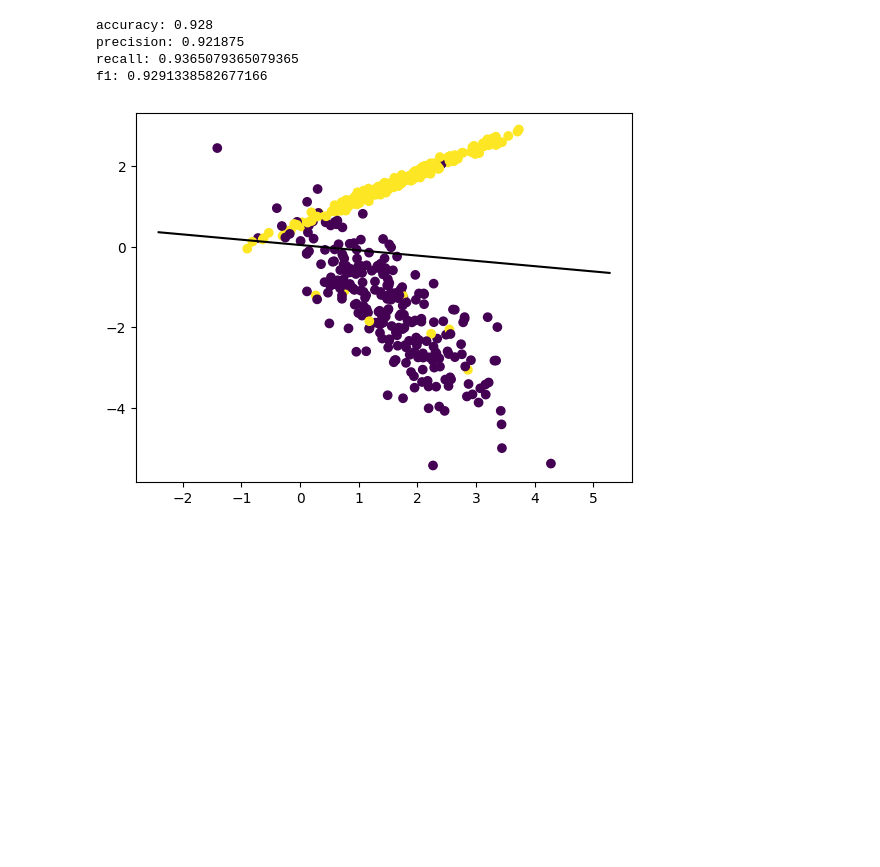
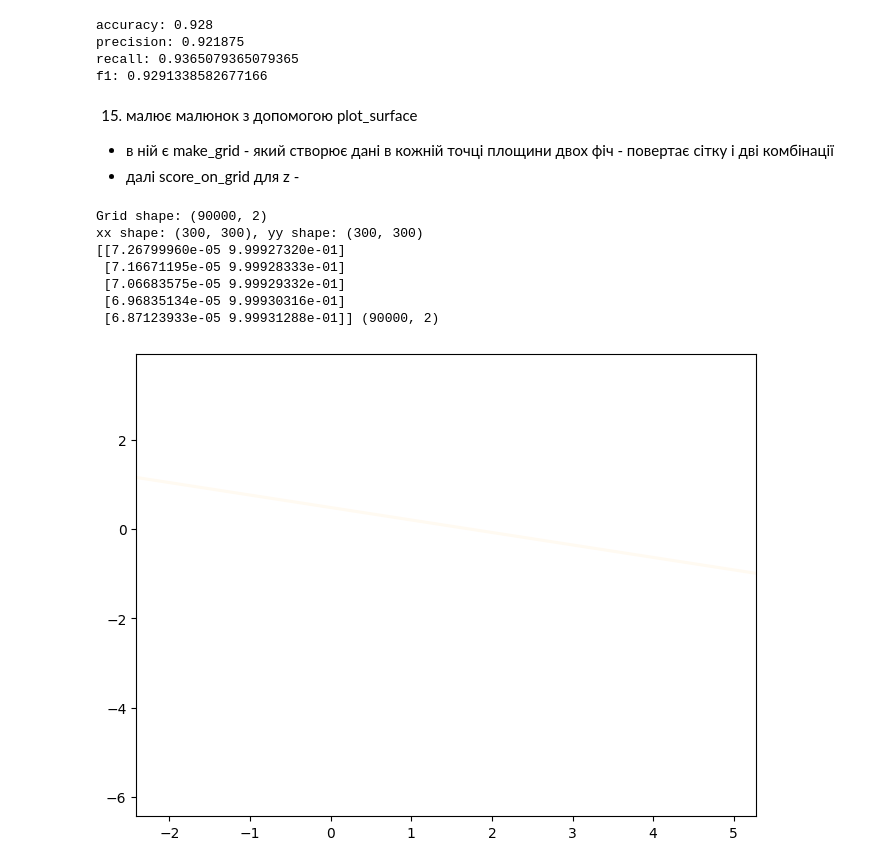
Before and after one commit to SadSoup/Amazinum-home-tasks-2026, a Jupyter notebook: lesson_4_logistic_regression/lesson_4_log_reg_svm_hometask.ipynb, the cells around one changed output. Drawn from its saved outputs; the diff is of its cells as text; code cells hidden in the pictures; blank space fills up the shorter version.

Commit message:
Analyze Logreg part of lecture

```diff
--- a/lesson_4_logistic_regression/lesson_4_log_reg_svm_hometask.ipynb
+++ b/lesson_4_logistic_regression/lesson_4_log_reg_svm_hometask.ipynb
@@ -142,20 +155,60 @@ accuracy: 0.928
 precision: 0.921875
 recall: 0.9365079365079365
 f1: 0.9291338582677166
-# %%
-w = logreg.named_steps["model"].coef_[0]
-b = logreg.named_steps["model"].intercept_[0]
-
-# сітка точок
-x_min, x_max = X_simple[:, 0].min() - 1, X_simple[:, 0].max() + 1
-y_min, y_max = X_simple[:, 1].min() - 1, X_simple[:, 1].max() + 1
-
-
-x_vals = np.linspace(x_min, x_max, 100)
-y_vals = -(w[0] * x_vals + b) / w[1]
-
-plt.scatter(X_simple[:, 0], X_simple[:, 1], c=y_simple)
-plt.plot(x_vals, y_vals, 'k')
-plt.show()
-# %% [output]
-[figure, removed]
+# %% [markdown]
+15. малює малюнок з допомогою plot_surface
+- в ній є make_grid - який створює дані в кожній точці площини двох фіч - повертає сітку і дві комбінації
+- далі score_on_grid для z -
+# %%
+def make_grid(X, n=300, padding=1.0):
+    x0_min, x0_max = X[:, 0].min() - padding, X[:, 0].max() + padding
+    x1_min, x1_max = X[:, 1].min() - padding, X[:, 1].max() + padding
+    x0_lin = np.linspace(x0_min, x0_max, n)
+    x1_lin = np.linspace(x1_min, x1_max, n)
+
+    xx, yy = np.meshgrid(x0_lin, x1_lin)
+
+    # print(x0_lin[:5], '\n', x1_lin[:5])
+    # print(x0_lin.shape, x1_lin.shape)
+    # print(f"xx shape: {xx.shape}, yy shape: {yy.shape}")
+    # print(f"xx sample:\n{xx[:5, :5]}\n")
+    # print(f"yy sample:\n{yy[:5, :5]}\n")
+    xx_ravel = xx.ravel()
+    yy_ravel = yy.ravel()
+    # print(xx_ravel[:5], '\n', yy_ravel[:5])
+    grid = np.c_[xx_ravel, yy_ravel]
+    print(f"Grid shape: {grid.shape}")
+    print(f'xx shape: {xx.shape}, yy shape: {yy.shape}')
+    return xx, yy, grid
+# %%
+def score_on_grid(model, grid):
+    if hasattr(model, "predict_proba"):
+        pred = model.predict_proba(grid) # приналежність до кожного класу кожного рядка
+        print(pred[-5:], pred.shape)
+        return pred[:, 1] #берем лише до другого класу
+    scores = model.decision_function(grid)
+    min_score, max_score = scores.min(), scores.max()
+    return (scores - min_score) / (max_score - min_score)
+# %%
+import seaborn as sns
+surface_cmap = sns.blend_palette(
+    ["#1f2041", "#4b3f72", "#417b5a", "#f4d35e", "#ee964b"], as_cmap=True
+)
+def plot_surface(ax, model, X, y, title, show_support=False, levels=28):
+    xx, yy, grid = make_grid(X)
+    z = score_on_grid(model, grid).reshape(xx.shape)
+    # ax.contourf(xx, yy, z, levels=levels, cmap=surface_cmap, alpha=0.94)
+    ax.contour(xx, yy, z, levels=[0.5], colors="#fffaf1", linewidths=2.2)
+# %%
+fig, ax = plt.subplots(figsize=(8, 6))
+plot_surface(ax=ax, model=logreg, X=X_simple, y=y_simple, title="Logistic Regression Decision Surface")
+plt.show()
+# %% [output]
+Grid shape: (90000, 2)
+xx shape: (300, 300), yy shape: (300, 300)
+[[7.26799960e-05 9.99927320e-01]
+ [7.16671195e-05 9.99928333e-01]
+ [7.06683575e-05 9.99929332e-01]
+ [6.96835134e-05 9.99930316e-01]
+ [6.87123933e-05 9.99931288e-01]] (90000, 2)
+[figure, added]
```
Also changed, not shown: parts of 20 cells of this notebook.
